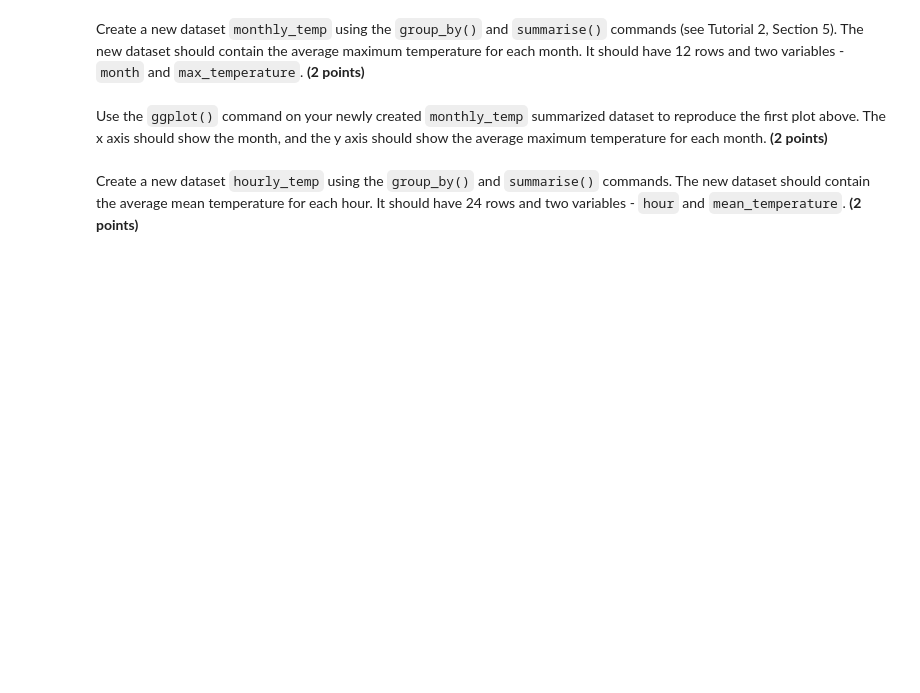
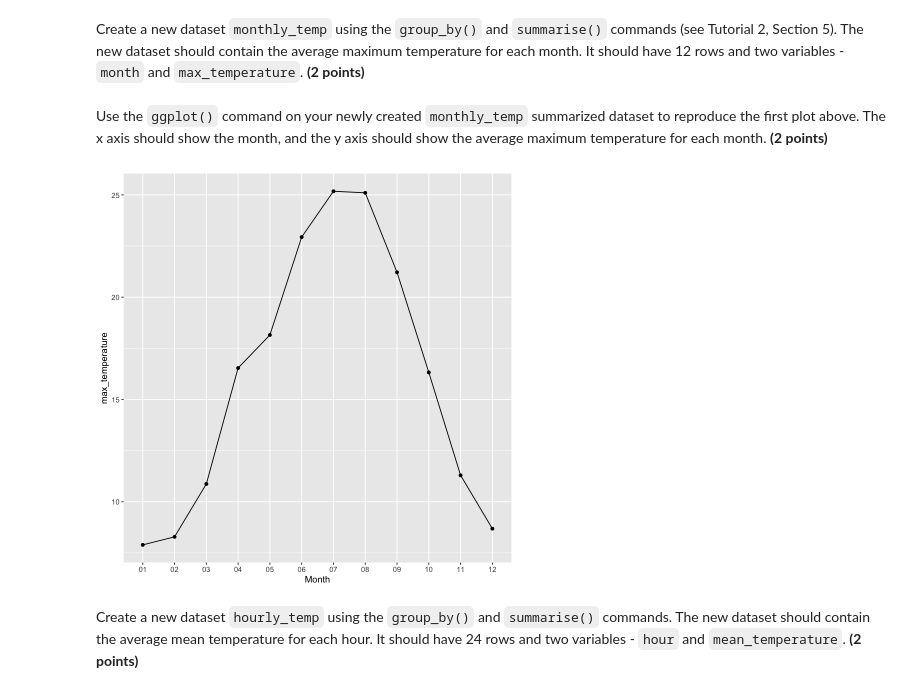
Before and after one commit to tabeawitzig/witzig_DSP_S21, a Jupyter notebook: Homework2.ipynb, the cells around one changed output. Drawn from its saved outputs; the diff is of its cells as text; code cells hidden in the pictures; blank space fills up the shorter version.

```diff
--- a/Homework2.ipynb
+++ b/Homework2.ipynb
@@ -156,4 +277,5 @@ Use the `head()` command to take a look at the first few rows of each dataset **
 # %% [markdown]
 Use the `bind_rows()` command to combine the three datasets into one **(1 point)**:
 # %%
-# INSERT CODE HERE
+bind_bw <- bind_rows(bw2018, bw2019, bw2020)
+bind_bw
@@ -160,7 +302,7 @@ Use the `bind_rows()` command to combine the three datasets into one **(1 point)
 # %% [markdown]
 Use the `spread()` command to transform the dataset such that the mean, maximum, and minimum temperatures are in separate columns **(2 points)**:
 # %%
-# INSERT CODE HERE
+bind_bw2 <- bind_bw %>% spread(temperature_type, temperature)
 # %% [markdown]
 The variable `timestamp` contains in each row a single string that represents the year, month, day and time of day in a single value. For example, `20200708T0700` means that the temperature in this row was observed on July 8th, 2020 at 7am. Create four new columns in your combined dataset:
 - Year
@@ -172,15 +314,21 @@ and use the `substr()` command to extract the relevant information for each colu
 
 If you need help understanding the `substr()` command, [read this](https://stat.ethz.ch/R-manual/R-devel/library/base/html/substr.html)  **(2 points)**:
 # %%
-# INSERT CODE HERE
+bind_bw3 <- bind_bw2 %>% mutate(Year = substr(timestamp, 1,4)) %>%
+  mutate(Month = substr(timestamp, 6,7)) %>%
+           mutate(Day = substr(timestamp, 9,10)) %>%
+                    mutate(Hour = substr(timestamp, 12,13))
 # %% [markdown]
 Create a new dataset `monthly_temp` using the `group_by()` and `summarise()` commands (see Tutorial 2, Section 5). The new dataset should contain the average maximum temperature for each month. It should have 12 rows and two variables - `month` and `max_temperature`. **(2 points)**
 # %%
-# INSERT CODE HERE
+monthly_temp <- bind_bw3 %>% group_by(Month) %>% summarise(max_temperature = mean(temperature_max))
 # %% [markdown]
 Use the `ggplot()` command on your newly created `monthly_temp` summarized dataset to reproduce the first plot above. The x axis should show the month, and the y axis should show the average maximum temperature for each month. **(2 points)**
 # %%
-# INSERT CODE HERE
+ggplot(monthly_temp, aes(x=Month, y=max_temperature, group = 1)) +
+  geom_point() + geom_line()
+# %% [output]
+[figure, added]
 # %% [markdown]
 Create a new dataset `hourly_temp` using the `group_by()` and `summarise()` commands. The new dataset should contain the average mean temperature for each hour. It should have 24 rows and two variables - `hour` and `mean_temperature`. **(2 points)**
 # %%
```
Also changed, not shown: parts of 17 cells of this notebook.
